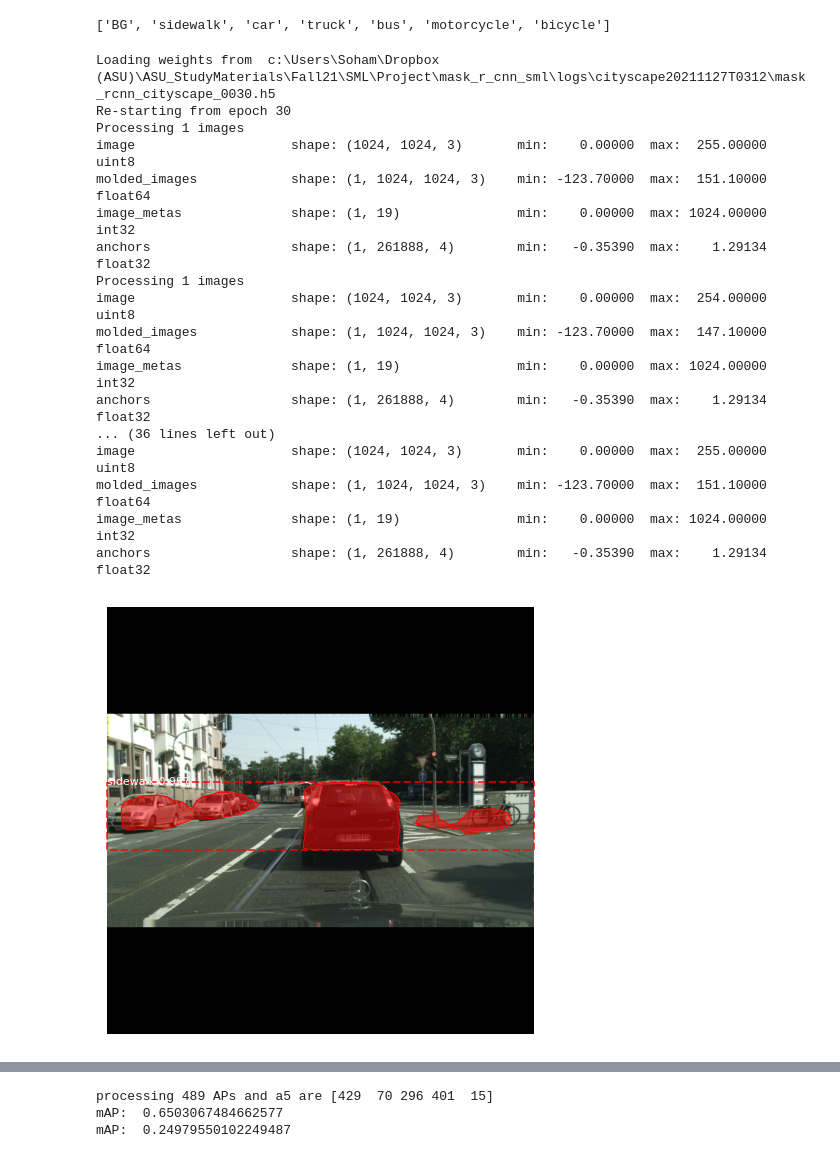
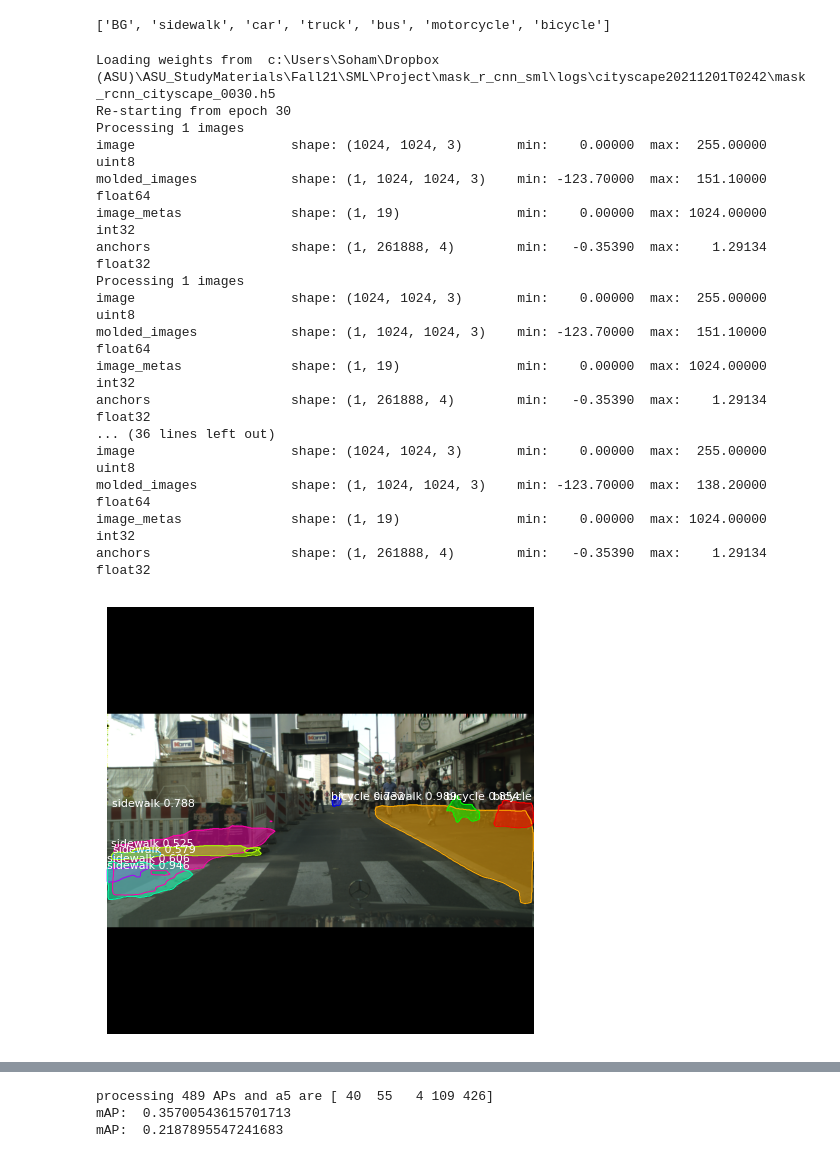
Before and after one commit to ssahare-hub/mask_r_cnn_sml, a Jupyter notebook: cityscapes.ipynb, the cells around one changed output, grey strips where cells are left out. Drawn from its saved outputs; the diff is of its cells as text; code cells hidden in the pictures.

Commit message:
Updated for multiple labels

```diff
--- a/cityscapes.ipynb
+++ b/cityscapes.ipynb
@@ -106,6 +123,14 @@ class CityscapeDataset(utils.Dataset):
         super(CityscapeDataset, self).__init__(self)
         self.subset = subset
         self.max_images = max_images
+        self.classids = {
+            "sidewalk" : 1,
+            "car" : 2,
+            "truck" : 3,
+            "bus" : 4,
+            "motorcycle" : 5,
+            "bicycle" : 6,
+        }
 
     def load_shapes(self):
         """
@@ -176,9 +201,13 @@ class CityscapeDataset(utils.Dataset):
         for index, item in enumerate(masks_list):
             temp_mask_path = "{}\\{}".format(mask_dir, item)
             tmp_mask = 255 - skimage.io.imread(temp_mask_path)[:, :, np.newaxis]
+            label_name = item.replace('.png','')
+            label_name = label_name.split('_')
+            label_name = label_name[len(label_name) - 1]
+            id_class = self.classids[label_name]
             # print(item, tmp_mask.shape)
             mask[:, :, index:index+1] = tmp_mask
-            class_ids.append(1)
+            class_ids.append(id_class)
 
         # Handle occlusions
         occlusion = np.logical_not(mask[:, :, -1]).astype(np.uint8)
@@ -337,41 +366,42 @@ for image_id in image_ids:
     results = model.detect([original_image], verbose=1)
     r = results[0]
     visualize.display_instances(original_image, r['rois'], r['masks'], r['class_ids'],
-                                dataset_val.class_names, r['scores'], ax=get_ax())
+                                dataset_val.class_names, r['scores'], ax=get_ax(), show_bbox=False)
 
-batch = []
-class_names = [
-    'car',
-]
+
+# batch = []
+# class_names = [
+#     'car',
+# ]
 # IMAGE_DIR = os.path.join(ROOT_DIR, "processed_data/leftImg8bit/test")
 # file_names = next(os.walk(IMAGE_DIR))[2]
 # random_files = np.random.choice(file_names, 2)
 # for random_file in random_files:
 #     image = skimage.io.imread(os.path.join(IMAGE_DIR, random_file))
 
 #     # Run detection
 #     results = model.detect([image], verbose=1)
 #     r = results[0]
 
 #     # Visualize results
 #     visualize.display_instances(image, r['rois'], r['masks'], r['class_ids'],
 #                                 class_names, r['scores'])
 # %% [output]
-Loading weights from  c:\Users\Soham\Dropbox (ASU)\ASU_StudyMaterials\Fall21\SML\Project\mask_r_cnn_sml\logs\cityscape20211127T0312\mask_rcnn_cityscape_0030.h5
+Loading weights from  c:\Users\Soham\Dropbox (ASU)\ASU_StudyMaterials\Fall21\SML\Project\mask_r_cnn_sml\logs\cityscape20211201T0242\mask_rcnn_cityscape_0030.h5
 Re-starting from epoch 30
 Processing 1 images
 image                    shape: (1024, 1024, 3)       min:    0.00000  max:  255.00000  uint8
 molded_images            shape: (1, 1024, 1024, 3)    min: -123.70000  max:  151.10000  float64
 image_metas              shape: (1, 19)               min:    0.00000  max: 1024.00000  int32
 anchors                  shape: (1, 261888, 4)        min:   -0.35390  max:    1.29134  float32
 Processing 1 images
-image                    shape: (1024, 1024, 3)       min:    0.00000  max:  254.00000  uint8
-molded_images            shape: (1, 1024, 1024, 3)    min: -123.70000  max:  147.10000  float64
+image                    shape: (1024, 1024, 3)       min:    0.00000  max:  255.00000  uint8
+molded_images            shape: (1, 1024, 1024, 3)    min: -123.70000  max:  151.10000  float64
 image_metas              shape: (1, 19)               min:    0.00000  max: 1024.00000  int32
 anchors                  shape: (1, 261888, 4)        min:   -0.35390  max:    1.29134  float32
 ... (36 lines left out)
 image                    shape: (1024, 1024, 3)       min:    0.00000  max:  255.00000  uint8
-molded_images            shape: (1, 1024, 1024, 3)    min: -123.70000  max:  151.10000  float64
+molded_images            shape: (1, 1024, 1024, 3)    min: -123.70000  max:  138.20000  float64
 image_metas              shape: (1, 19)               min:    0.00000  max: 1024.00000  int32
 anchors                  shape: (1, 261888, 4)        min:   -0.35390  max:    1.29134  float32
-[figure, old version]
+[figure, new version]
@@ -423,9 +453,9 @@ for image_id in image_ids:
 print("mAP: ", np.mean(APs_05))
 print("mAP: ", np.mean(APs_all))
 # %% [output]
-processing 489 APs and a5 are [429  70 296 401  15]
-mAP:  0.6503067484662577
-mAP:  0.24979550102249487
+processing 489 APs and a5 are [ 40  55   4 109 426]
+mAP:  0.35700543615701713
+mAP:  0.2187895547241683
 # %%
 APs_05 = [x if x else 0 for x in APs_05]
 APs_all = [x if x else 0 for x in APs_all]
```
Also changed, not shown: parts of 6 cells of this notebook, 1 other file.
